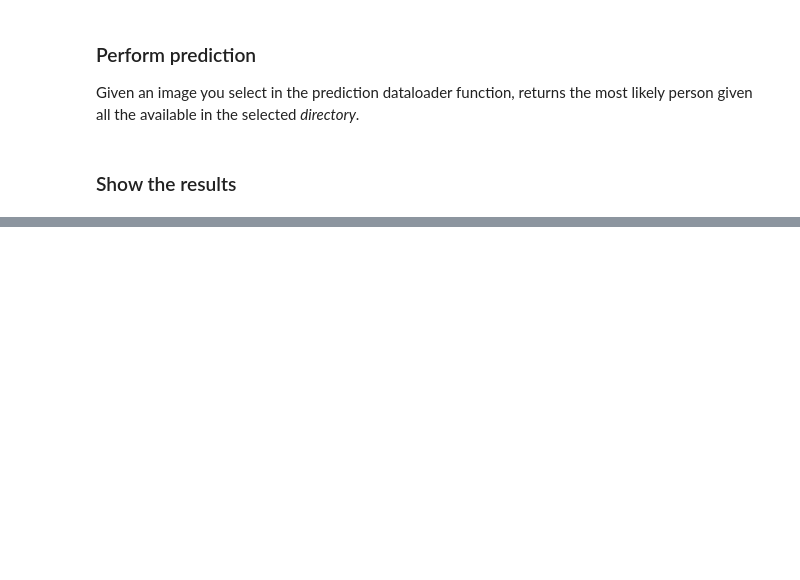
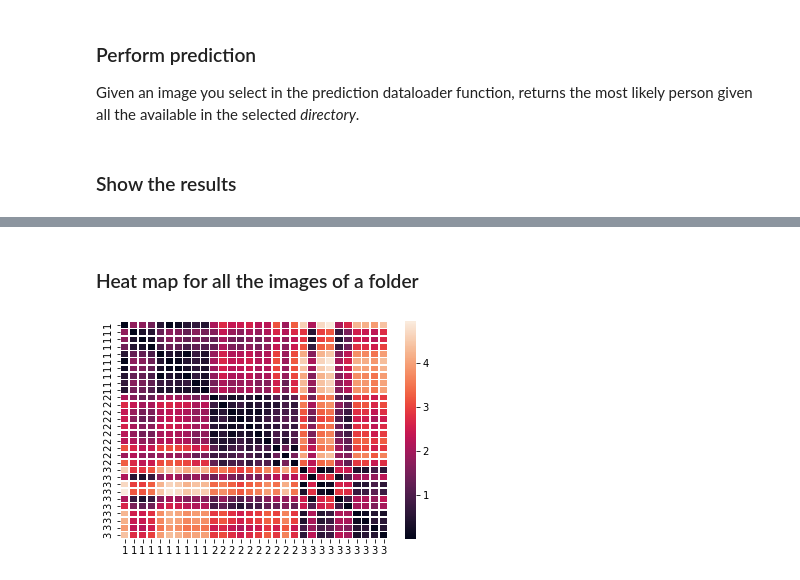
Before and after one commit to julienbergerot/Similarity-network, a Jupyter notebook: Face similarity.ipynb, the cells around one changed output, grey strips where cells are left out. Drawn from its saved outputs; the diff is of its cells as text; code cells hidden in the pictures; blank space fills up the shorter version.

```diff
--- a/Face similarity.ipynb
+++ b/Face similarity.ipynb
@@ -302,0 +302,32 @@ plt.show()
+# %% [markdown]
+### Heat map for all the images of a folder
+# %%
+folder_heat = os.path.join(test_directory,"data/faces/testing")
+dataloader_full = create_dataset_testing(folder_heat, transform=transformation, batch_size=1)
+
+# Create a filename to id dict
+filename_to_id = {}
+idx = 0
+for folder in os.listdir(folder_heat) :
+    for file in os.listdir(os.path.join(folder_heat,folder)) :
+        filename_to_id[(folder,file)] = idx
+        idx += 1
+
+heat_map = np.zeros((len(dataloader_full), len(dataloader_full)))
+
+for im1, cl1 in dataloader_full :
+    for im2, cl2 in dataloader_full :
+        im1, im2 = im1.to(device), im2.to(device)
+        output1, output2 = net(im1,im2)
+        euclidean_distance = F.pairwise_distance(output1, output2)
+        idx1 = filename_to_id[(cl1[-2][0],cl1[-1][0])]
+        idx2 = filename_to_id[(cl2[-2][0],cl2[-1][0])]
+        heat_map[idx1,idx2] = euclidean_distance
+# %%
+import seaborn as sns
+labels = [1] * 10 + [2] * 10 + [3] * 10
+
+ax = sns.heatmap(heat_map, linewidth=0.5,xticklabels=labels, yticklabels=labels)
+plt.show()
+# %% [output]
+[figure, added]
```
Also changed, not shown: parts of 9 cells of this notebook, 4 other files.
